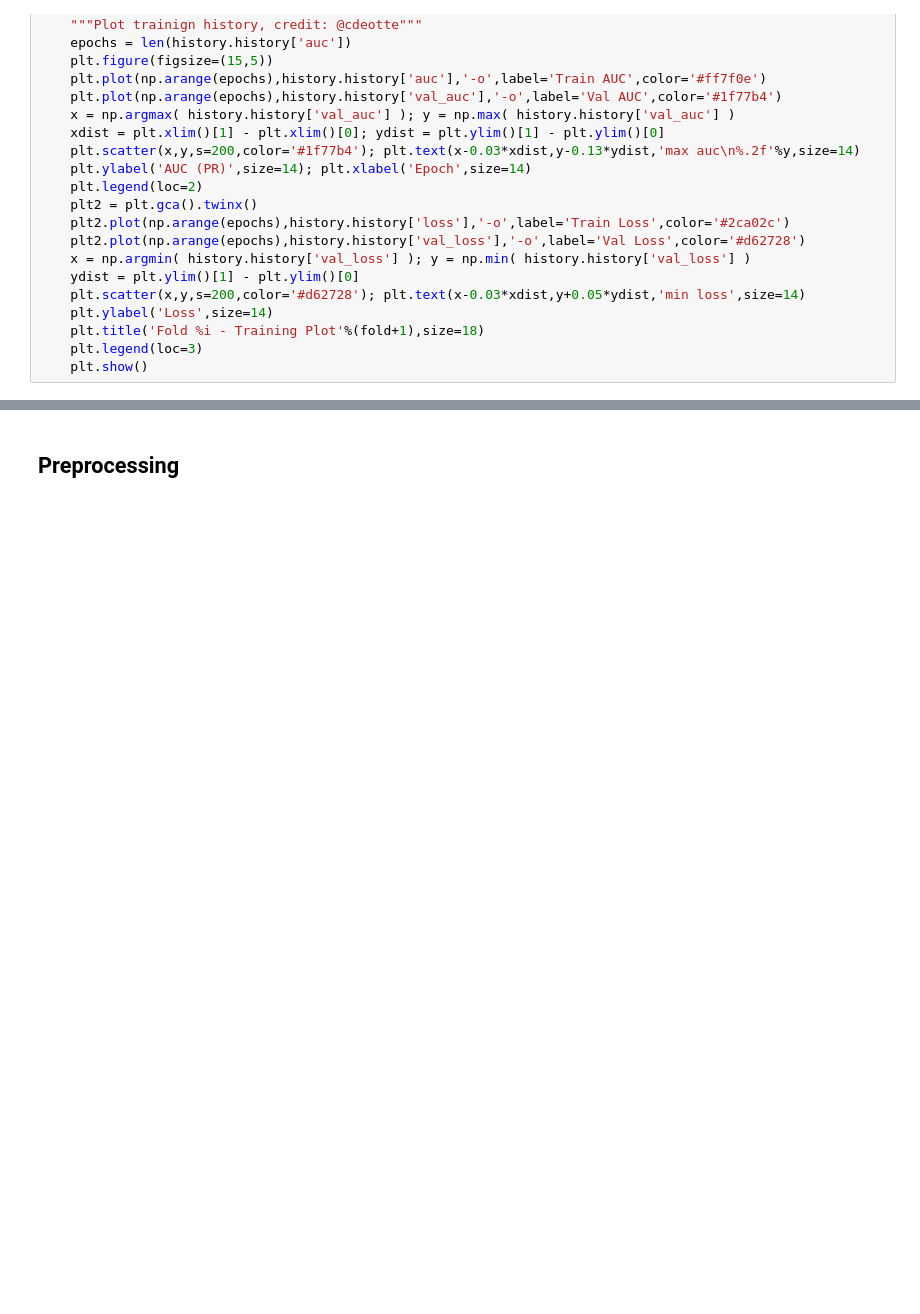
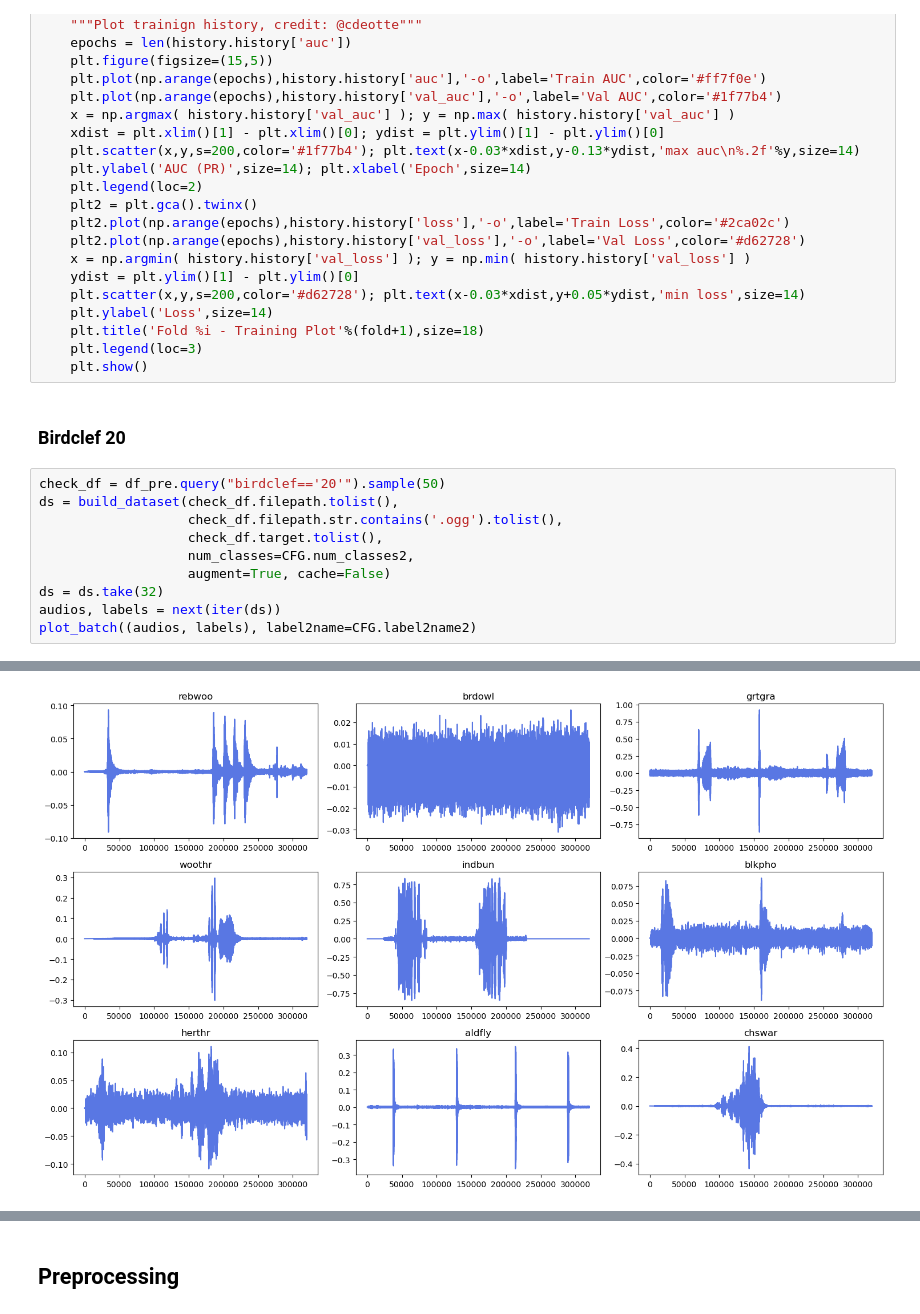
Before and after one commit to Graham-Broughton/birds, a Jupyter notebook: notebooks/4.Xtra-Data.ipynb, the cells around one changed output, grey strips where cells are left out. Saved outputs shown, nothing was run; the diff lists cells and outputs as text; blank space fills up the shorter version.

```diff
--- a/notebooks/4.Xtra-Data.ipynb
+++ b/notebooks/4.Xtra-Data.ipynb
@@ -684,3 +777,16 @@ def plot_history(history):
     plt.title('Fold %i - Training Plot'%(fold+1),size=18)
     plt.legend(loc=3)
     plt.show()
+# %% [markdown]
+### Birdclef 20
+# %%
+check_df = df_pre.query("birdclef=='20'").sample(50)
+ds = build_dataset(check_df.filepath.tolist(),
+                   check_df.filepath.str.contains('.ogg').tolist(),
+                   check_df.target.tolist(),
+                   num_classes=CFG.num_classes2,
+                   augment=True, cache=False)
+ds = ds.take(32)
+audios, labels = next(iter(ds))
+plot_batch((audios, labels), label2name=CFG.label2name2)
+# %% [output]
@@ -686,0 +810 @@ def plot_history(history):
+[figure, added]
```
Also changed, not shown: parts of 19 cells of this notebook, 1 other file.
